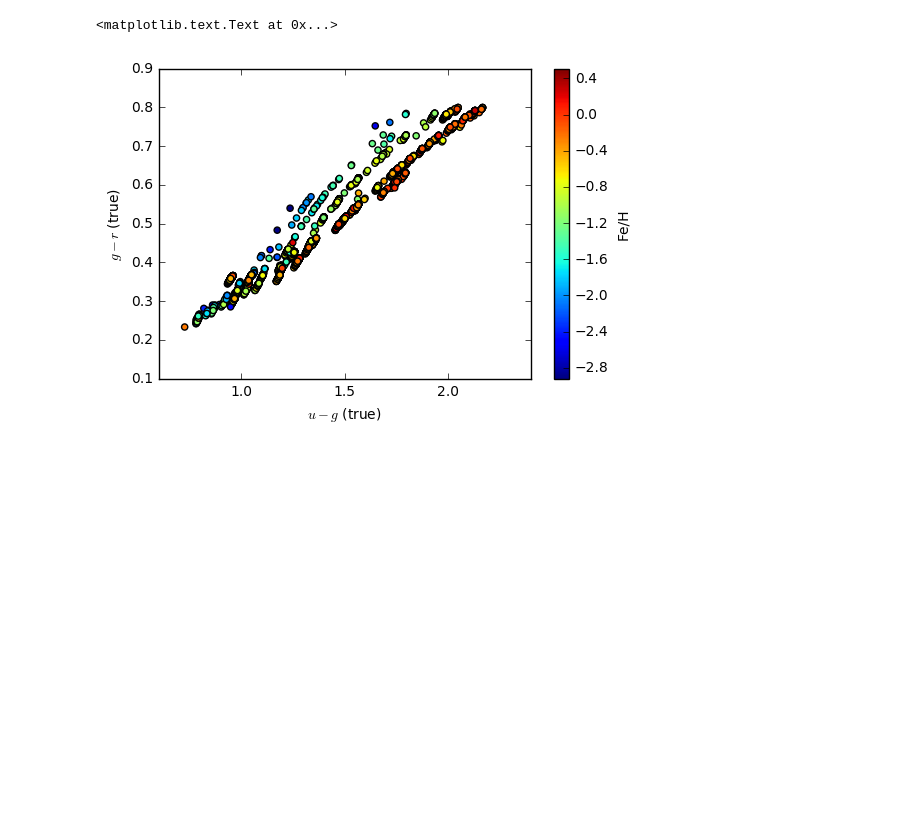
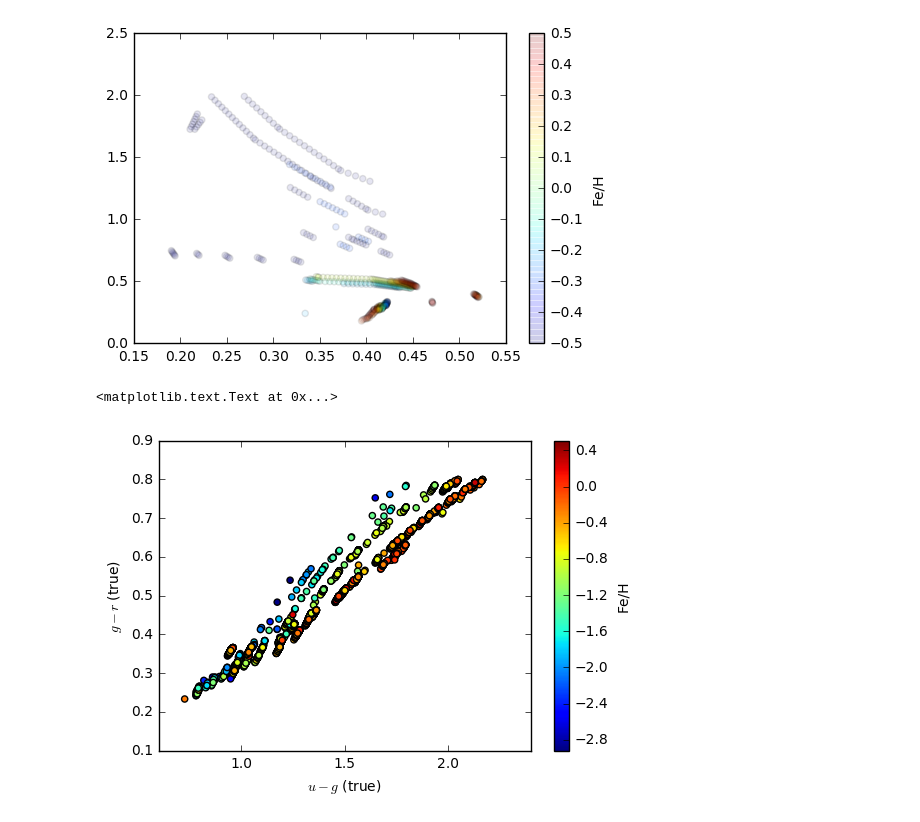
Before and after one commit to lsst-sims/sims_gaia_calib, a Jupyter notebook: python/predict_u_filter.ipynb, the cells around one changed output. Drawn from its saved outputs; the diff is of its cells as text; code cells hidden in the pictures; blank space fills up the shorter version.

```diff
--- a/python/predict_u_filter.ipynb
+++ b/python/predict_u_filter.ipynb
@@ -31,3 +94,9 @@ for fn in filters:
+# %%
+plt.scatter(kg['u']-kg['u_truncated'], kg['u_truncated']-kg['g'], c=kg['feH'], alpha=.1)
+cb = plt.colorbar()
+cb.set_label('Fe/H')
+# %% [output]
+[figure, added]
 # %%
 # define MS. I think this limits things to FGK stars about
 MS = np.where((stars['g_true']-stars['r_true'] > 0.2) & (stars['g_true']-stars['r_true'] < 0.8) & (stars['g'] != 0))
```
Also changed, not shown: parts of 11 cells of this notebook.
